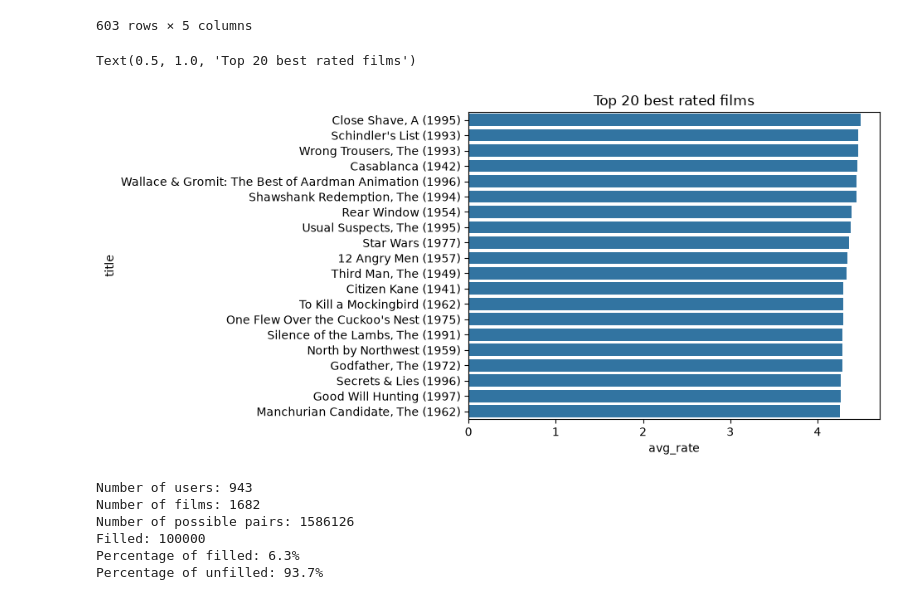
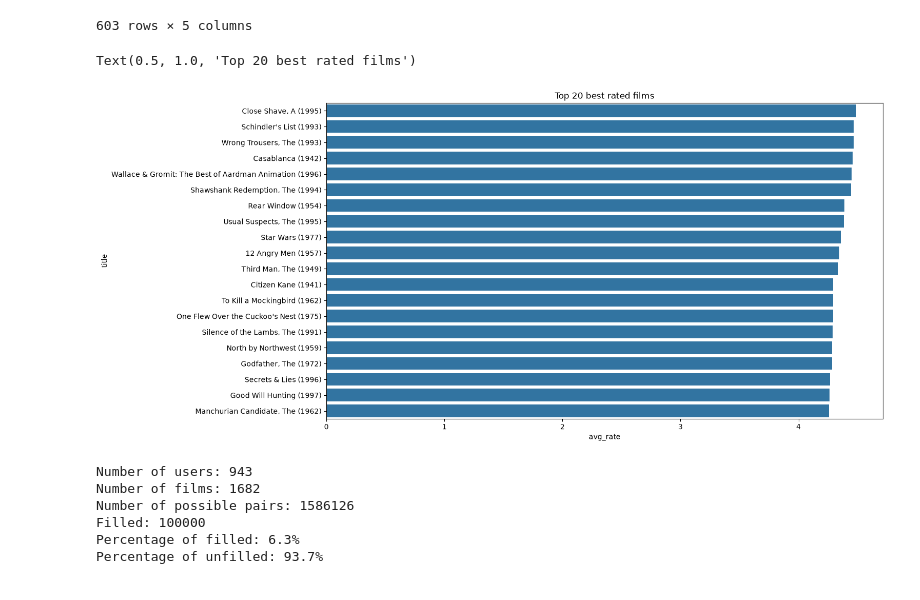
Before and after one commit to Ivampypy/movie-recsys, a Jupyter notebook: notebooks/EDA-notebook.ipynb, the cells around one changed output. Drawn from its saved outputs; the diff is of its cells as text; code cells hidden in the pictures.

```diff
--- a/notebooks/EDA-notebook.ipynb
+++ b/notebooks/EDA-notebook.ipynb
@@ -180,13 +181,14 @@ top_avg_rated_movies
 | 930 | 931 | Island of Dr. Moreau, The (1996) | 23-Aug-1996 | 57.0 | 2.157895 |
 603 rows × 5 columns
 # %%
+plt.figure(figsize=(14,8))
 top_20_best_rated_chart = sns.barplot(
     data=top_avg_rated_movies[:20], x="avg_rate", y="title"
 )
 top_20_best_rated_chart.set_title("Top 20 best rated films")
 # %% [output]
 Text(0.5, 1.0, 'Top 20 best rated films')
-[figure, old version]
+[figure, new version]
 # %%
 def show_info() -> None:
     no_of_users = ratings["user_id"].nunique()
```
Also changed, not shown: parts of 11 cells of this notebook.
